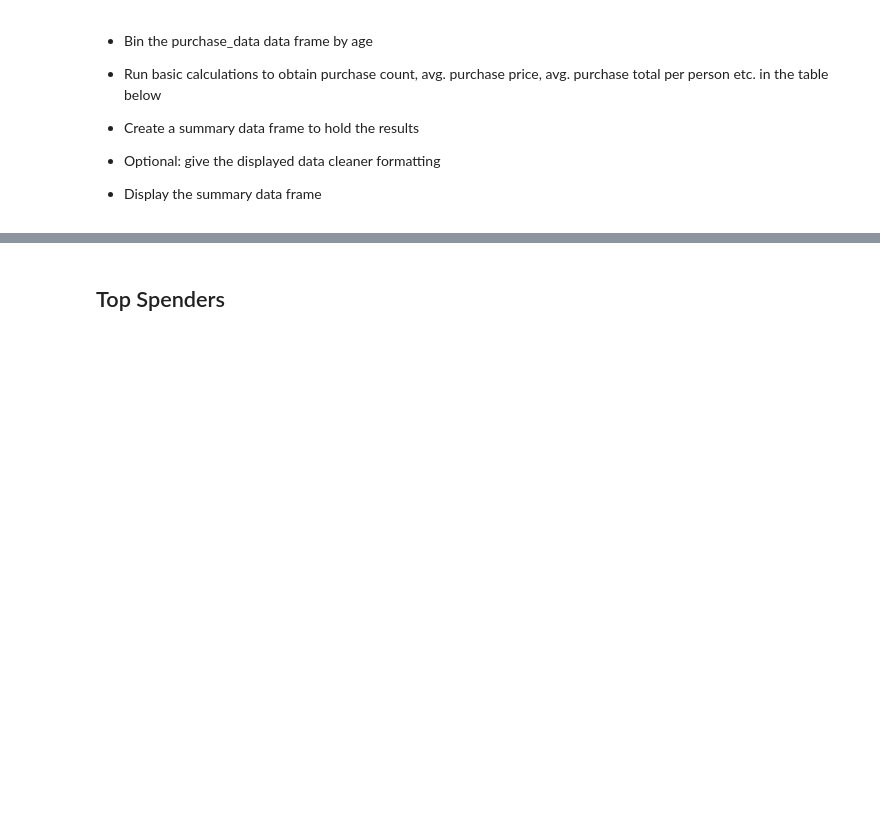
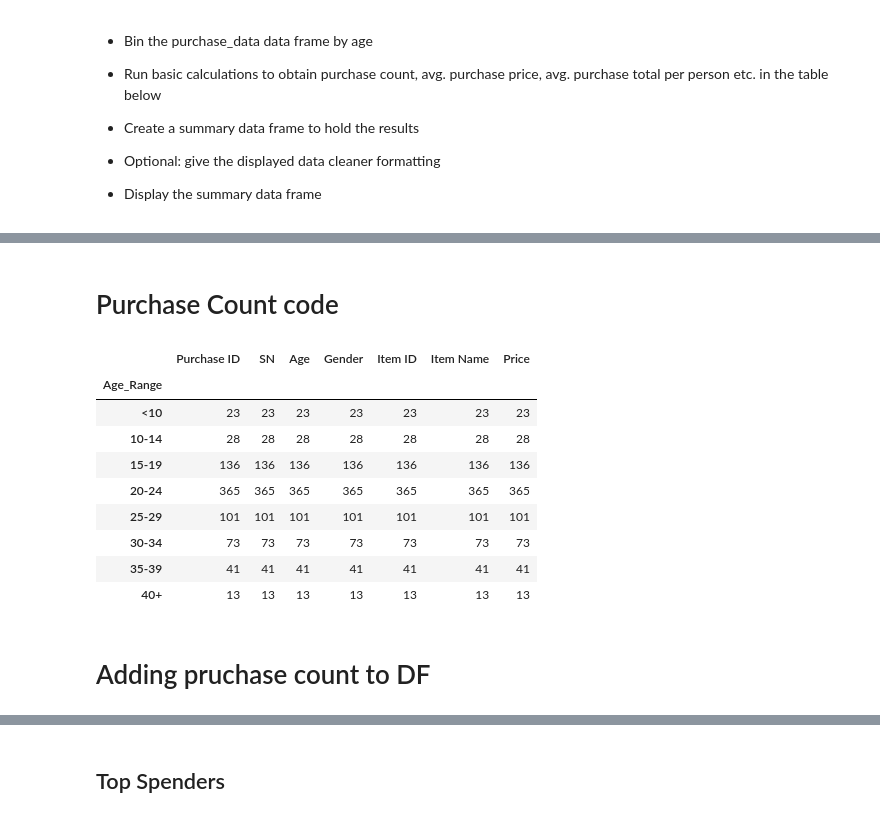
Before and after one commit to clem1803/pandas-challenge, a Jupyter notebook: HeroesOfPymoli/HeroesOfPymoli_starter.ipynb, the cells around one changed output, grey strips where cells are left out. Saved outputs shown, nothing was run; the diff lists cells and outputs as text; code cells hidden in the pictures; blank space fills up the shorter version.

```diff
--- a/HeroesOfPymoli/HeroesOfPymoli_starter.ipynb
+++ b/HeroesOfPymoli/HeroesOfPymoli_starter.ipynb
@@ -338,3 +436,9 @@ avg_purchase_person
 
 
 * Display the summary data frame
+# %%
+bins=[0,9,14,19,24,29,34,39,99]
+age_range=["<10","10-14","15-19","20-24","25-29","30-34","35-39","40+"]
+# %%
+age2_df=purchase_data
+age2_df["Age_Range"]=pd.cut(age2_df["Age"],bins, labels=age_range, include_lowest=True)
@@ -340,0 +477,19 @@ avg_purchase_person
+# %% [markdown]
+# Purchase Count code
+# %%
+groupby_age2_df=age2_df.groupby("Age_Range").count()
+# %%
+groupby_age2_df
+# %% [output]
+|  | Purchase ID | SN | Age | Gender | Item ID | Item Name | Price |
+| Age_Range |  |  |  |  |  |  |  |
+| <10 | 23 | 23 | 23 | 23 | 23 | 23 | 23 |
+| 10-14 | 28 | 28 | 28 | 28 | 28 | 28 | 28 |
+| 15-19 | 136 | 136 | 136 | 136 | 136 | 136 | 136 |
+| 20-24 | 365 | 365 | 365 | 365 | 365 | 365 | 365 |
+| 25-29 | 101 | 101 | 101 | 101 | 101 | 101 | 101 |
+| 30-34 | 73 | 73 | 73 | 73 | 73 | 73 | 73 |
+| 35-39 | 41 | 41 | 41 | 41 | 41 | 41 | 41 |
+| 40+ | 13 | 13 | 13 | 13 | 13 | 13 | 13 |
+# %% [markdown]
+# Adding pruchase count to DF
```
Also changed, not shown: parts of 35 cells of this notebook.
